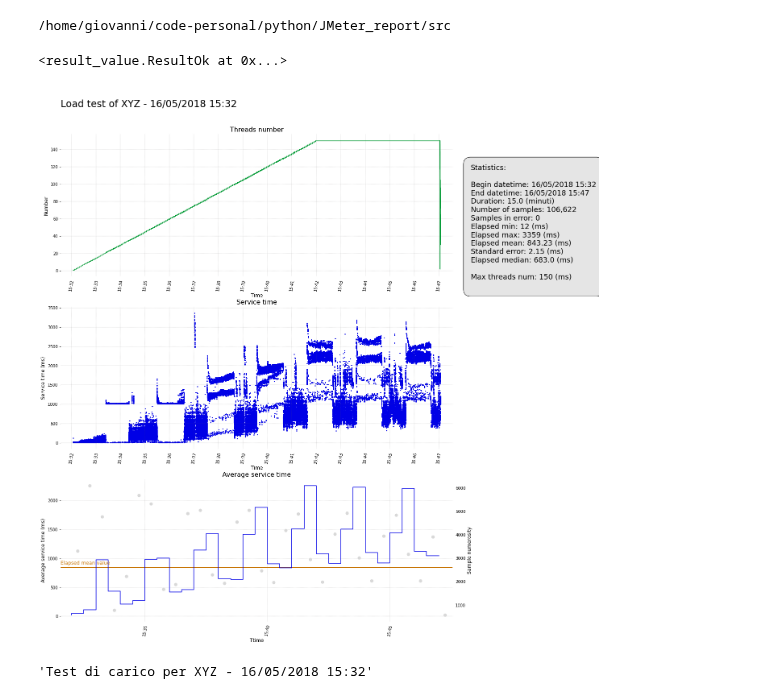
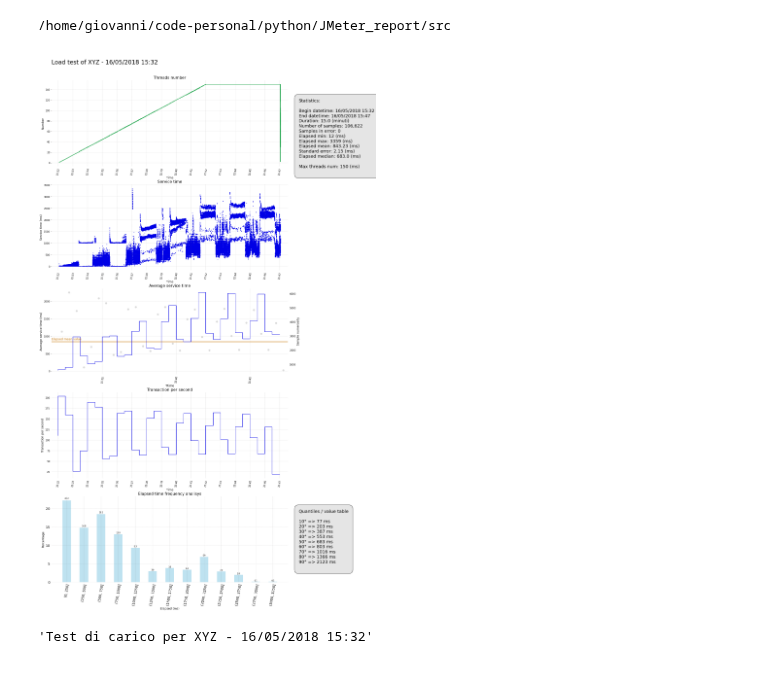
Before and after one commit to p-giovanni/JMeter_report, a Jupyter notebook: notebook/JMeter_Report.ipynb, the cells around one changed output. Saved outputs shown, nothing was run; the diff lists cells and outputs as text; code cells hidden in the pictures.

```diff
--- a/notebook/JMeter_Report.ipynb
+++ b/notebook/JMeter_Report.ipynb
@@ -32,6 +33,15 @@ ok_statuses = [200, 201, 202]
 data_file_path = os.path.join(os.sep,"tmp")
 data_file_name = "MvtC2CGateway-C2C-only_20180516_153201-.jtl"
 csv_data_file = os.path.join(data_file_path, data_file_name)
+
+image_file_prefix = "Test-"
+
+class TypeOfOutputChart(Enum):
+    PDF = 1
+    PNG = 2
+    JPG = 3
+
+output_chart_type = TypeOfOutputChart.JPG
 # %%
 #----------------------------------------------------------------
 # Import the procedures that download and transform the pdf file
@@ -83,35 +96,78 @@ gs1 = gridspec.GridSpec(6, 2
 ax = []
 
 idx = 0
 ax.append(fig0.add_subplot(gs1[0,0]))
 text = picture_title_text(labels["picture_title"][0],  global_stats())
 if text.is_ok() == True:
     text_box(ax[idx], text(), fontsize=labels["picture_title"][1])
 
 idx += 1
 ax.append(fig0.add_subplot(gs1[1,0]))
 threads_chart(ax=ax[idx], df=df, labels=labels, time_limits=time_limits)
 
 idx += 1
 ax.append(fig0.add_subplot(gs1[1, 1]))
 stats_txt = statistics_box_text(global_stats(), labels)
 if text.is_ok() == True:
     text_box(ax[idx], stats_txt(), fontsize=labels['statistics'][1], y=0.35, colors=["#e5e5e5", "#000000", "#000000"],x=0.2)
 
 idx += 1
 ax.append(fig0.add_subplot(gs1[2,0]))
 elapsed_chart(ax=ax[idx], df=df, errors_df=df_errors, labels=labels, time_limits=time_limits)
 
 idx += 1
 ax.append(fig0.add_subplot(gs1[3,0]))
 elapsed_binned_chart(ax[idx]
                     ,binned_df=df_binned
                     ,global_statistics=global_stats()
                     ,labels=labels
                     ,time_limits=time_limits)
+
+idx += 1
+ax.append(fig0.add_subplot(gs1[4,0]))
+transaction_per_second_chart(ax=ax[idx]
+                            ,binned_df=df_binned
+                            ,labels=labels
+                            ,time_limits=time_limits)
+
+idx += 1
+ax.append(fig0.add_subplot(gs1[5,0]))
+elapsed_frequency_chart(ax=ax[idx]
+                       ,df=df
+                       ,global_statistics=global_stats()
+                       ,labels=labels)
+
+idx += 1
+ax.append(fig0.add_subplot(gs1[5,1]))
+
+text = quantiles_box_text(labels, global_stats())
+if text.is_ok() == True:
+    text_box(ax[idx], text(), fontsize=labels['quantiles'][1], colors=["#e5e5e5", "#000000", "#000000"], x=0.2, y=0.5)
+
+if output_chart_type == TypeOfOutputChart.PDF:
+    output_format = "pdf"
+    paper_type = 'a4'
+    plt.savefig(os.path.join(images_path,"{prefix}All-CHARTS.{fmt}".format(fmt=output_format, prefix=image_file_prefix))
+               ,format=output_format
+               ,papertype=paper_type
+               ,bbox_inches='tight'
+               ,pad_inches=0.5)
+elif output_chart_type == TypeOfOutputChart.JPG:
+    output_format = "jpg"
+    paper_type = 'a4'
+    plt.savefig(os.path.join(images_path,"{prefix}All-CHARTS.{fmt}".format(fmt=output_format, prefix=image_file_prefix))
+               ,format=output_format
+               ,papertype=paper_type
+               ,bbox_inches='tight'
+               ,pad_inches=0.5)
+else:
+    output_format = "png"
+    plt.savefig(os.path.join(images_path,"{prefix}All-CHARTS.{fmt}".format(fmt=output_format, prefix=image_file_prefix))
+               ,format=output_format
+               ,bbox_inches='tight'
+               ,pad_inches=0.5)
 # %% [output]
-<result_value.ResultOk at 0x...>
-[figure, old version]
+[figure, new version]
 # %%
 picture_title_text(labels()["picture_title"][0],  global_stats())()
 # %% [output]
```
Also changed, not shown: parts of 2 cells of this notebook, 2 other files.
